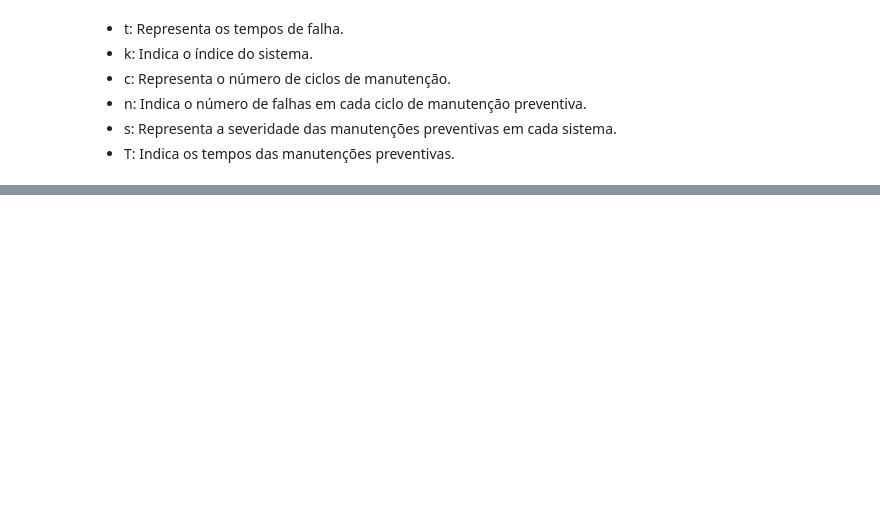
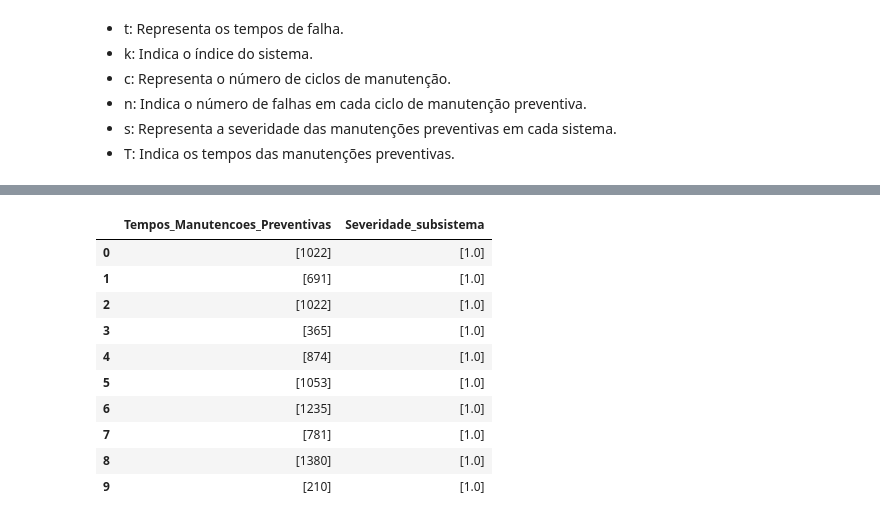
Before and after one commit to uervitonsantos/Otimizacao-Politicaca-Manutencao-Preventiva-Imperfeita, a Jupyter notebook: Algoritmo_PSO_para_otimização_de_custo_de_manutenção_preventiva_v13.ipynb, the cells around one changed output, grey strips where cells are left out. Saved outputs shown, nothing was run; the diff lists cells and outputs as text; code cells hidden in the pictures; blank space fills up the shorter version.

```diff
--- a/Algoritmo_PSO_para_otimização_de_custo_de_manutenção_preventiva_v13.ipynb
+++ b/Algoritmo_PSO_para_otimização_de_custo_de_manutenção_preventiva_v13.ipynb
@@ -915,4 +906,16 @@ severidade = [
 # %%
-# # Leitura dos dados de tempo de falha para 4 cenarios de exemplo
-# dados = pd.read_csv(f'{LINK_ARQUIVO_PRINCIPAL}{NOME_ARQUIVO_PRINCIPAL}{NOME_ARQUIVO_TEMPO_SEVERIDADE}.csv', sep=";")
-# dados.head(10)
+# Leitura dos dados de tempo de falha para 4 cenarios de exemplo
+dados = pd.read_csv(f'{LINK_ARQUIVO_PRINCIPAL}{NOME_ARQUIVO_PRINCIPAL}{NOME_ARQUIVO_TEMPO_SEVERIDADE}.csv', sep=";")
+dados.head(10)
+# %% [output]
+|  | Tempos_Manutencoes_Preventivas | Severidade_subsistema |
+| 0 | [1022] | [1.0] |
+| 1 | [691] | [1.0] |
+| 2 | [1022] | [1.0] |
+| 3 | [365] | [1.0] |
+| 4 | [874] | [1.0] |
+| 5 | [1053] | [1.0] |
+| 6 | [1235] | [1.0] |
+| 7 | [781] | [1.0] |
+| 8 | [1380] | [1.0] |
+| 9 | [210] | [1.0] |
```
Also changed, not shown: parts of 24 cells of this notebook.
